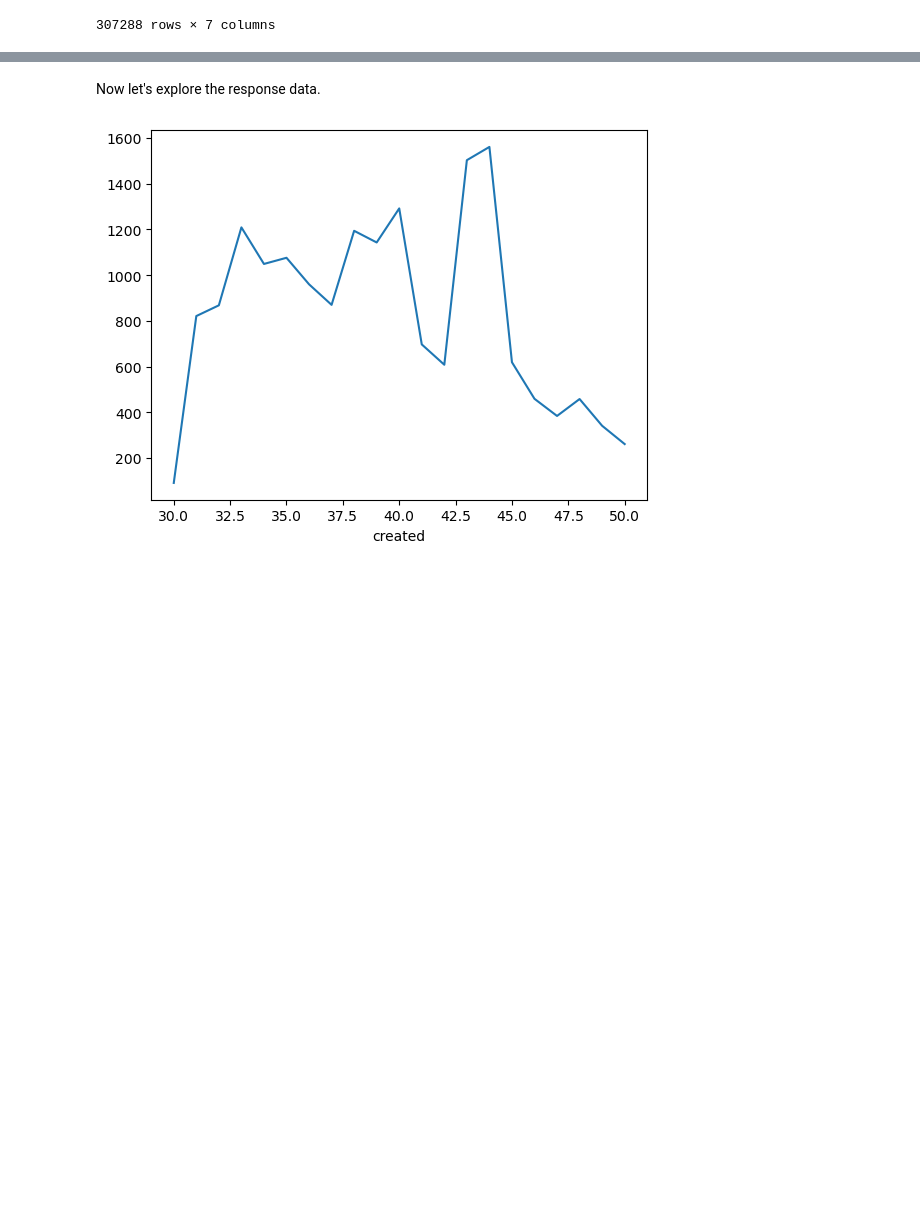
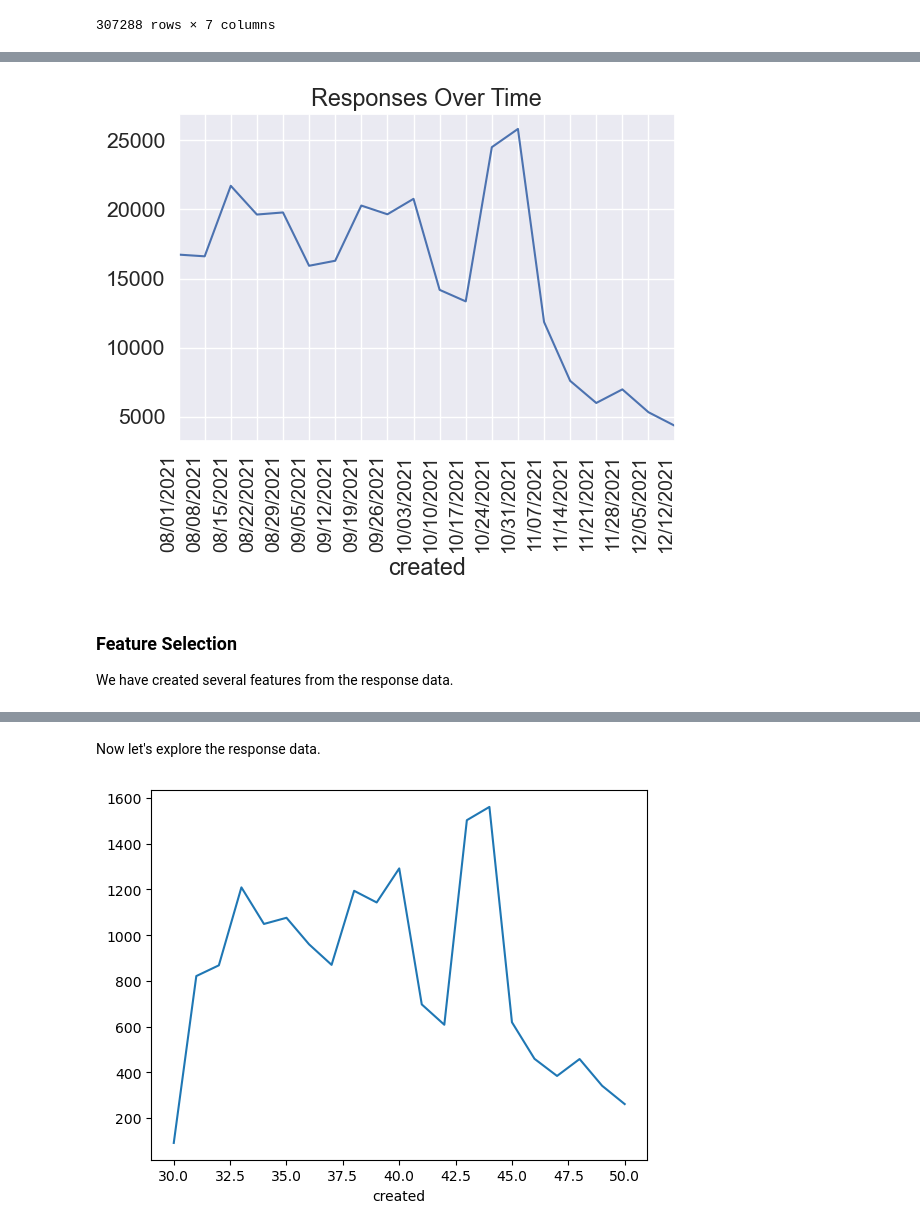
Before and after one commit to darrendbutler/yiya_data_analysis, a Jupyter notebook: dropout_analysis_course_2-3.ipynb, the cells around one changed output, grey strips where cells are left out. Drawn from its saved outputs; the diff is of its cells as text; code cells hidden in the pictures; blank space fills up the shorter version.

```diff
--- a/dropout_analysis_course_2-3.ipynb
+++ b/dropout_analysis_course_2-3.ipynb
@@ -1190,0 +1403,21 @@ BASELINE TASK SCRIPT
+# %%
+import matplotlib.dates as mdates
+weekly_resample = response_features.resample("7D", on="created")
+
+plt.title("Responses Over Time")
+
+weekly_resample.size().plot()
+#weekly_resample["user_id"].size().plot()
+
+
+plt.gca().xaxis.set_major_formatter(mdates.DateFormatter('%m/%d/%Y'))
+plt.gca().xaxis.set_major_locator(mdates.DayLocator(interval=7))
+plt.gcf().autofmt_xdate()
+plt.xticks(fontsize=14, rotation=90)
+plt.show()
+# %% [output]
+[figure, added]
+# %% [markdown]
+### Feature Selection
+
+We have created several features from the response data.
```
Also changed, not shown: parts of 32 cells of this notebook.
